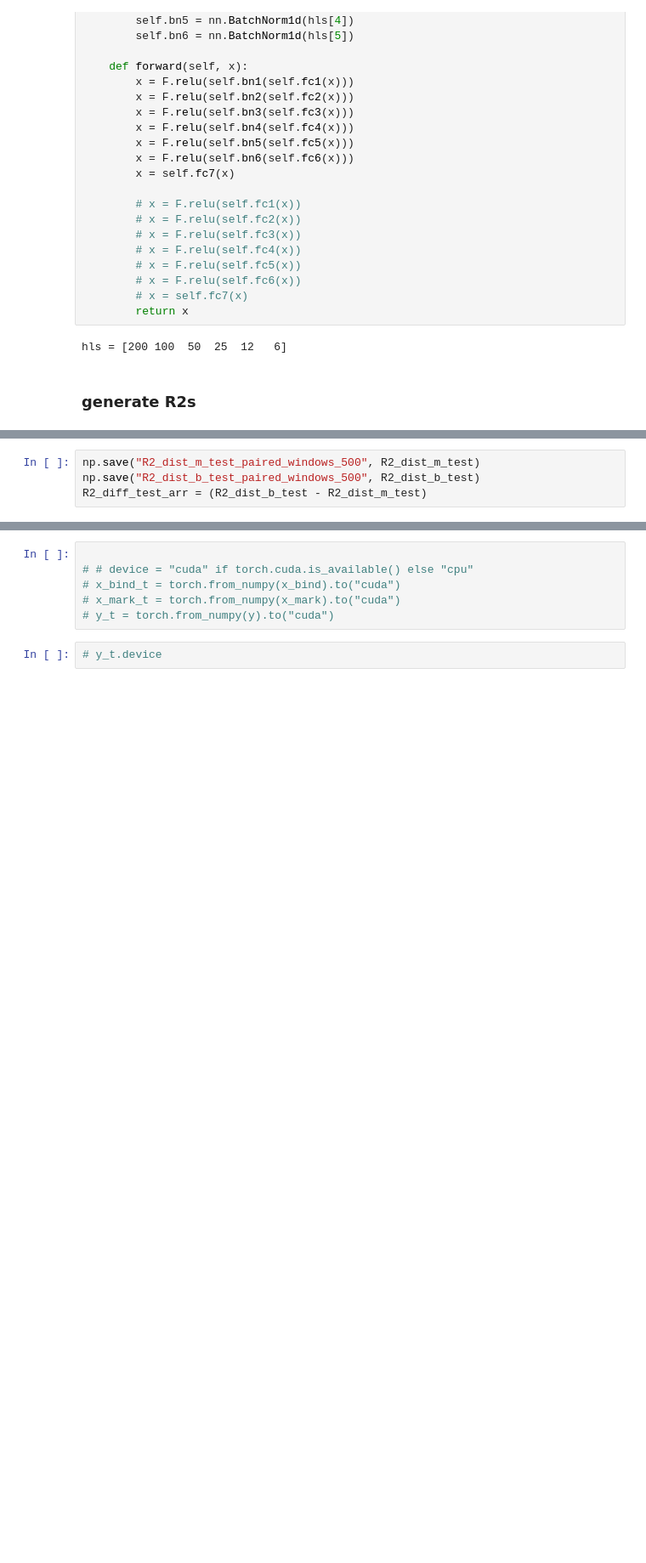
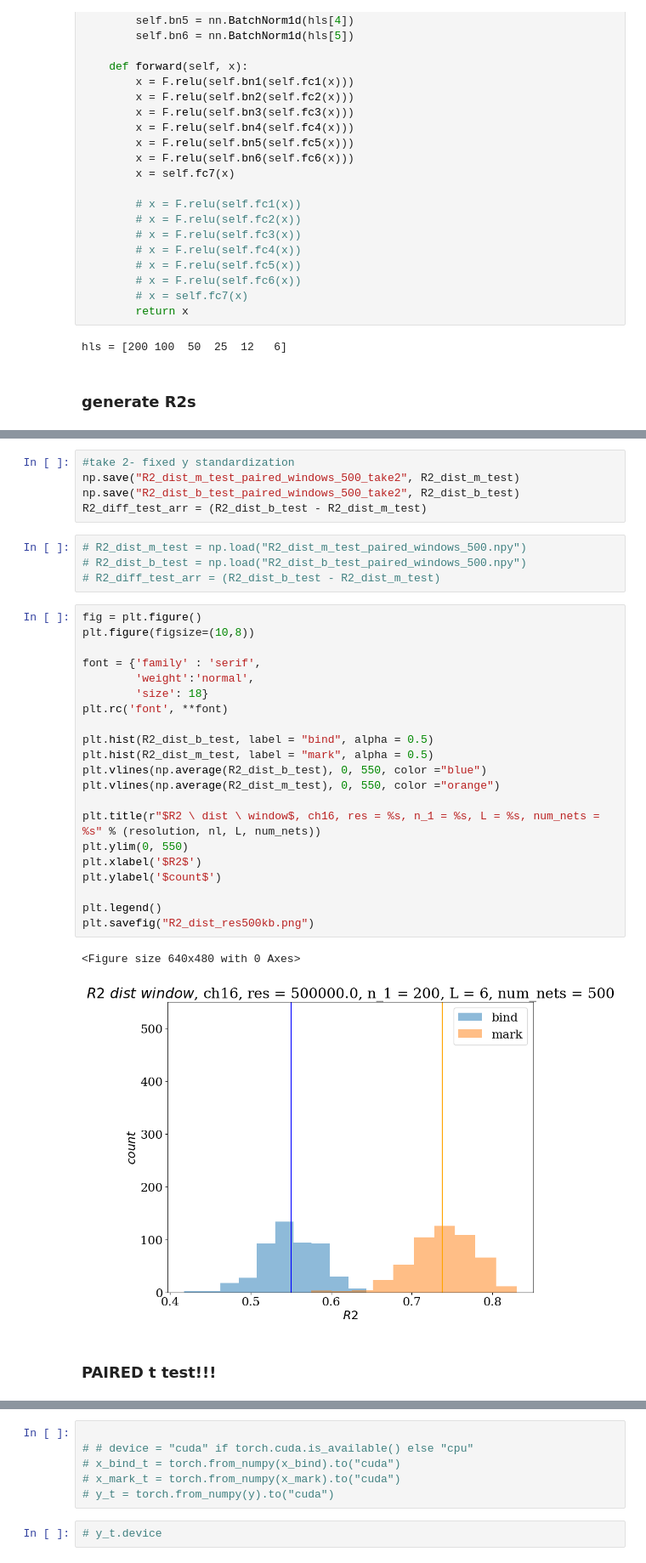
Before and after one commit to tmhabte/Hi-C_from_mark_bind, a Jupyter notebook: Hi-C_MLP_final.ipynb, the cells around one changed output, grey strips where cells are left out. Shown at 85% size. Saved outputs shown, nothing was run; the diff lists cells and outputs as text; blank space fills up the shorter version.

Commit message:
window FC nets

```diff
--- a/Hi-C_MLP_final.ipynb
+++ b/Hi-C_MLP_final.ipynb
@@ -2169,4 +2192,35 @@ for i in range(num_nets):
 # %%
-np.save("R2_dist_m_test_paired_windows_500", R2_dist_m_test)
-np.save("R2_dist_b_test_paired_windows_500", R2_dist_b_test)
+#take 2- fixed y standardization
+np.save("R2_dist_m_test_paired_windows_500_take2", R2_dist_m_test)
+np.save("R2_dist_b_test_paired_windows_500_take2", R2_dist_b_test)
 R2_diff_test_arr = (R2_dist_b_test - R2_dist_m_test)
+# %%
+# R2_dist_m_test = np.load("R2_dist_m_test_paired_windows_500.npy")
+# R2_dist_b_test = np.load("R2_dist_b_test_paired_windows_500.npy")
+# R2_diff_test_arr = (R2_dist_b_test - R2_dist_m_test)
+# %%
+fig = plt.figure()
+plt.figure(figsize=(10,8))
+
+font = {'family' : 'serif',
+        'weight':'normal',
+        'size': 18}
+plt.rc('font', **font)
+
+plt.hist(R2_dist_b_test, label = "bind", alpha = 0.5)
+plt.hist(R2_dist_m_test, label = "mark", alpha = 0.5)
+plt.vlines(np.average(R2_dist_b_test), 0, 550, color ="blue")
+plt.vlines(np.average(R2_dist_m_test), 0, 550, color ="orange")
+
+plt.title(r"$R2 \ dist \ window$, ch16, res = %s, n_1 = %s, L = %s, num_nets = %s" % (resolution, nl, L, num_nets))
+plt.ylim(0, 550)
+plt.xlabel('$R2$')
+plt.ylabel('$count$')
+
+plt.legend()
+plt.savefig("R2_dist_res500kb.png")
+# %% [output]
+<Figure size 640x480 with 0 Axes>
+[figure, added]
+# %% [markdown]
+### PAIRED t test!!!
```
Also changed, not shown: parts of 19 cells of this notebook.
